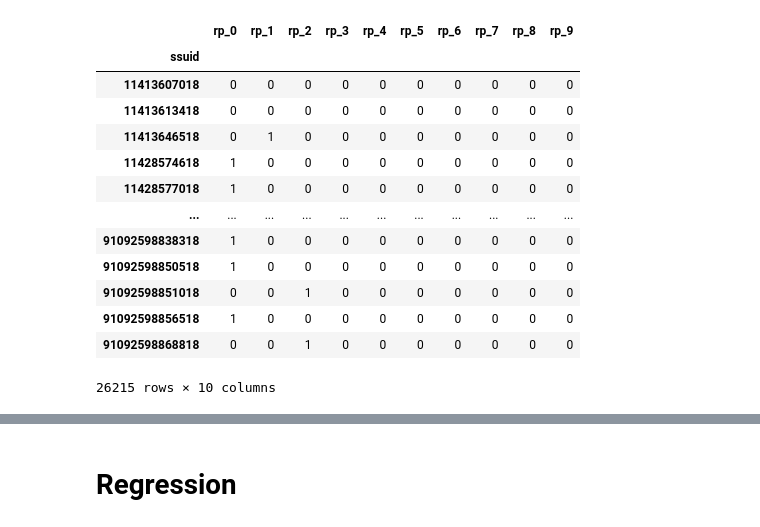
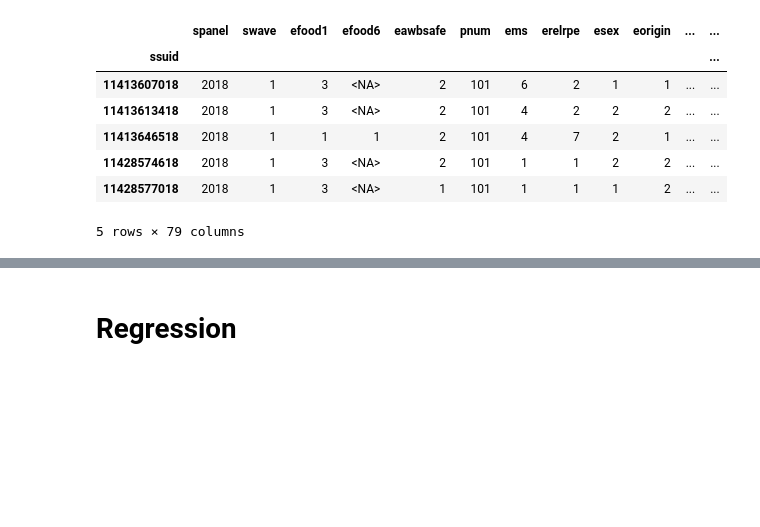
Before and after one commit to metatab-packages/inequality, a Jupyter notebook: Notebooks/07 SIPP Poverty.ipynb, the cells around one changed output, grey strips where cells are left out. Saved outputs shown, nothing was run; the diff lists cells and outputs as text; code cells hidden in the pictures; blank space fills up the shorter version.

```diff
--- a/Notebooks/07 SIPP Poverty.ipynb
+++ b/Notebooks/07 SIPP Poverty.ipynb
@@ -86,42 +86,37 @@ file:///Users/eric/proj/data-projects/metatab-packages/inequality-collection/sta
 # %%
 # ERACE
 #    1. White alone
 #    2. Black alone
 #    3. Asian alone
 #    4. Residual
 
 # New wmean that uses the weight variable name for SIPP
 def wmean_(df, column_name):
     """Calculate the weighted mean of a list."""
 
     return wmean(df, column_name, 'wpfinwgt')
 
 bc = pd.CategoricalDtype(ordered=True)
 
 t = df.groupby('ssuid').first()
 
 t['erace'] = t.erace.astype('category').cat.rename_categories({1:'white',2:'black',3:'asian',4:'other'})
 t['rfamkind'] = t.rfamkind.astype(bc).cat.rename_categories({1:'married',2:'f_head',3:'m_head'})
 
 t['in_poverty'] = (t.tfcyincpov<1).astype(int)
 t['is_married'] = (t.rfamkind == 'married').astype(int)
 
 dfp = t
+dfp.head()
 # %% [output]
-|  | rp_0 | rp_1 | rp_2 | rp_3 | rp_4 | rp_5 | rp_6 | rp_7 | rp_8 | rp_9 |
-| ssuid |  |  |  |  |  |  |  |  |  |  |
-| 11413607018 | 0 | 0 | 0 | 0 | 0 | 0 | 0 | 0 | 0 | 0 |
-| 11413613418 | 0 | 0 | 0 | 0 | 0 | 0 | 0 | 0 | 0 | 0 |
-| 11413646518 | 0 | 1 | 0 | 0 | 0 | 0 | 0 | 0 | 0 | 0 |
-| 11428574618 | 1 | 0 | 0 | 0 | 0 | 0 | 0 | 0 | 0 | 0 |
-| 11428577018 | 1 | 0 | 0 | 0 | 0 | 0 | 0 | 0 | 0 | 0 |
-| ... | ... | ... | ... | ... | ... | ... | ... | ... | ... | ... |
-| 91092598838318 | 1 | 0 | 0 | 0 | 0 | 0 | 0 | 0 | 0 | 0 |
-| 91092598850518 | 1 | 0 | 0 | 0 | 0 | 0 | 0 | 0 | 0 | 0 |
-| 91092598851018 | 0 | 0 | 1 | 0 | 0 | 0 | 0 | 0 | 0 | 0 |
-| 91092598856518 | 1 | 0 | 0 | 0 | 0 | 0 | 0 | 0 | 0 | 0 |
-| 91092598868818 | 0 | 0 | 1 | 0 | 0 | 0 | 0 | 0 | 0 | 0 |
+|  | spanel | swave | efood1 | efood6 | eawbsafe | pnum | ems | erelrpe | esex | eorigin | ... | ... |
+| ssuid |  |  |  |  |  |  |  |  |  |  |  | ... |
+| 11413607018 | 2018 | 1 | 3 | <NA> | 2 | 101 | 6 | 2 | 1 | 1 | ... | ... |
+| 11413613418 | 2018 | 1 | 3 | <NA> | 2 | 101 | 4 | 2 | 2 | 2 | ... | ... |
+| 11413646518 | 2018 | 1 | 1 | 1 | 2 | 101 | 4 | 7 | 2 | 1 | ... | ... |
+| 11428574618 | 2018 | 1 | 3 | <NA> | 2 | 101 | 1 | 1 | 2 | 2 | ... | ... |
+| 11428577018 | 2018 | 1 | 3 | <NA> | 1 | 101 | 1 | 1 | 1 | 2 | ... | ... |
-26215 rows × 10 columns
+5 rows × 79 columns
 # %%
 wmean_(t, 'in_poverty')
 # %% [output]
```
Also changed, not shown: parts of 17 cells of this notebook, 4 other files.
